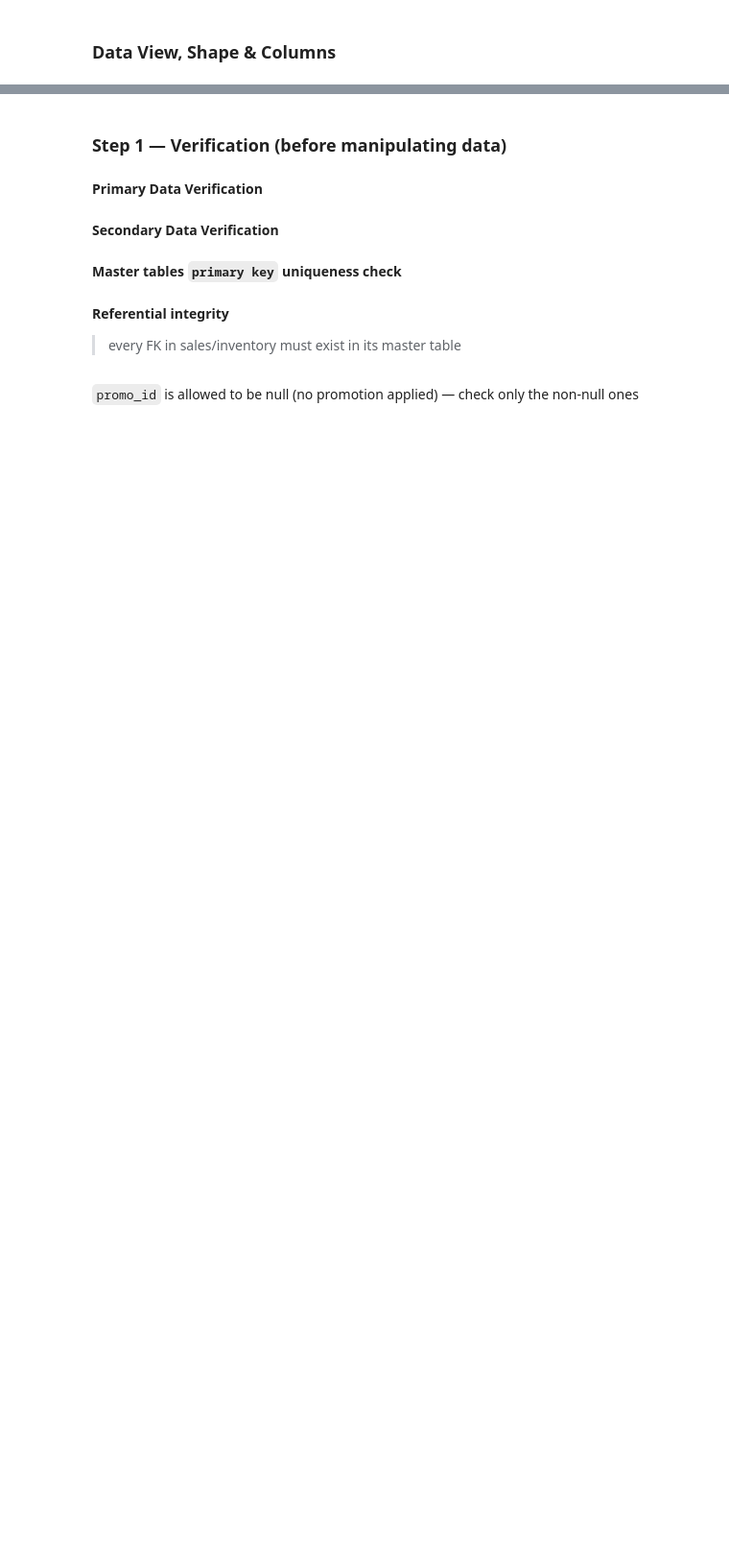
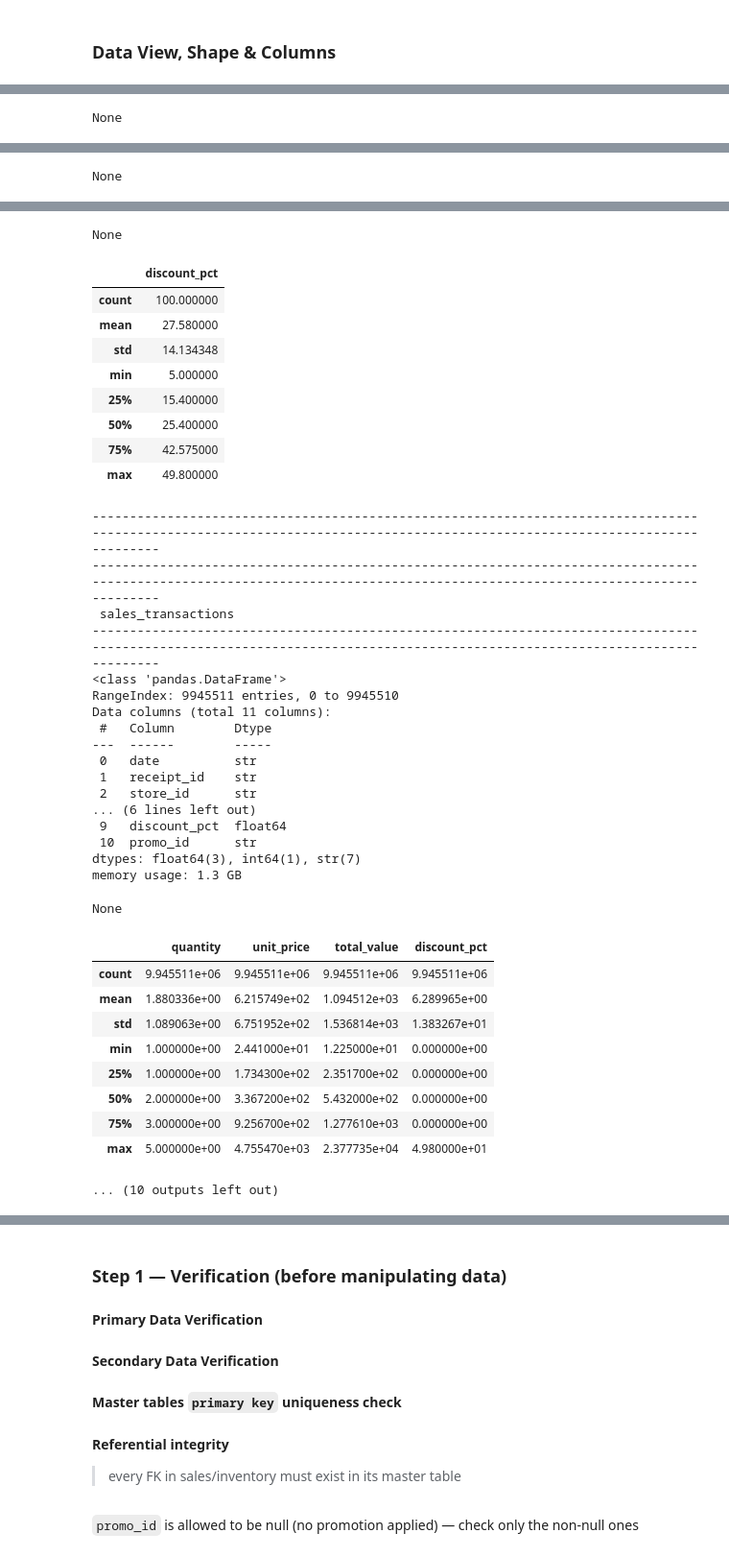
Before and after one commit to Rayyan-DevSpace/Zidio-Data-Science-Analytics-Internship, a Jupyter notebook: 01_EDA_&_Data_Preparation.ipynb, the cells around one changed output, grey strips where cells are left out. Shown at 96% size. Saved outputs shown, nothing was run; the diff lists cells and outputs as text; code cells hidden in the pictures; blank space fills up the shorter version.

```diff
--- a/01_EDA_&_Data_Preparation.ipynb
+++ b/01_EDA_&_Data_Preparation.ipynb
@@ -61,0 +65,21 @@ for file in csv_files:
+# %%
+# import  zipfile
+
+# base_path = r"Datasets\retail_contaminated_dataset.zip"
+
+# with zipfile.ZipFile(base_path, 'r' ) as zip_ref:
+#     zip_ref.extractall(r"Datasets\extracted_files")
+
+
+files = os.listdir(r"Datasets\extracted_files")
+print("Files:", files)
+
+csv_files = [f for f in files if f.endswith(".csv")]
+
+df = {}
+for file in csv_files:
+    file_path = os.path.join(r"Datasets\extracted_files", file)
+    df_name = file.replace('.csv', '')
+
+    df[df_name] = pd.read_csv(file_path)
+    print(f"Loaded: {file} (Shape: {df[df_name].shape})")
@@ -104,0 +201,9 @@ for name, table in df.items():
+# %%
+for name, table in df.items():
+    print("---------------------------------------------------------------------------------------------------------------------------------------------------------------------------")
+    print(f" {name}")
+    print("---------------------------------------------------------------------------------------------------------------------------------------------------------------------------")
+    display(table.info())
+    display(table.describe())
+    print("---------------------------------------------------------------------------------------------------------------------------------------------------------------------------")
+# %% [output]
@@ -104,0 +227 @@ for name, table in df.items():
+None
@@ -104,0 +254 @@ for name, table in df.items():
+None
@@ -104,0 +283,38 @@ for name, table in df.items():
+None
+|  | discount_pct |
+| count | 100.000000 |
+| mean | 27.580000 |
+| std | 14.134348 |
+| min | 5.000000 |
+| 25% | 15.400000 |
+| 50% | 25.400000 |
+| 75% | 42.575000 |
+| max | 49.800000 |
+---------------------------------------------------------------------------------------------------------------------------------------------------------------------------
+---------------------------------------------------------------------------------------------------------------------------------------------------------------------------
+ sales_transactions
+---------------------------------------------------------------------------------------------------------------------------------------------------------------------------
+<class 'pandas.DataFrame'>
+RangeIndex: 9945511 entries, 0 to 9945510
+Data columns (total 11 columns):
+ #   Column        Dtype
+---  ------        -----
+ 0   date          str
+ 1   receipt_id    str
+ 2   store_id      str
+... (6 lines left out)
+ 9   discount_pct  float64
+ 10  promo_id      str
+dtypes: float64(3), int64(1), str(7)
+memory usage: 1.3 GB
+None
+|  | quantity | unit_price | total_value | discount_pct |
+| count | 9.945511e+06 | 9.945511e+06 | 9.945511e+06 | 9.945511e+06 |
+| mean | 1.880336e+00 | 6.215749e+02 | 1.094512e+03 | 6.289965e+00 |
+| std | 1.089063e+00 | 6.751952e+02 | 1.536814e+03 | 1.383267e+01 |
+| min | 1.000000e+00 | 2.441000e+01 | 1.225000e+01 | 0.000000e+00 |
+| 25% | 1.000000e+00 | 1.734300e+02 | 2.351700e+02 | 0.000000e+00 |
+| 50% | 2.000000e+00 | 3.367200e+02 | 5.432000e+02 | 0.000000e+00 |
+| 75% | 3.000000e+00 | 9.256700e+02 | 1.277610e+03 | 0.000000e+00 |
+| max | 5.000000e+00 | 4.755470e+03 | 2.377735e+04 | 4.980000e+01 |
+... (10 outputs left out)
```
Also changed, not shown: parts of 13 cells of this notebook, 1 other file.
